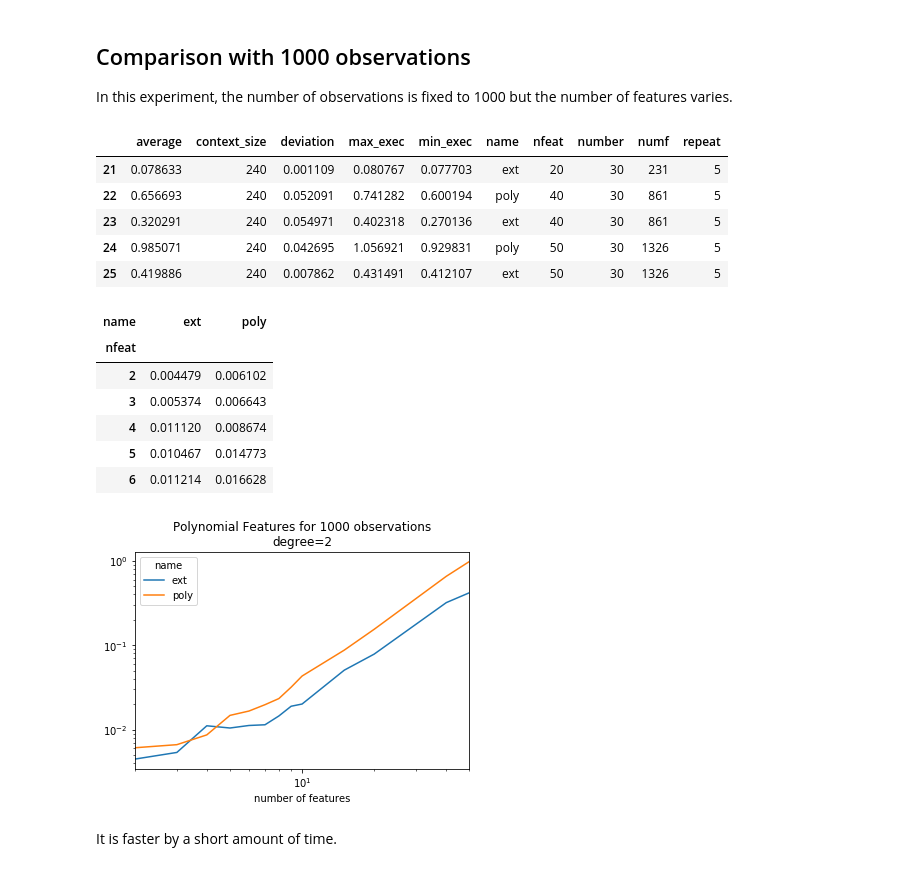
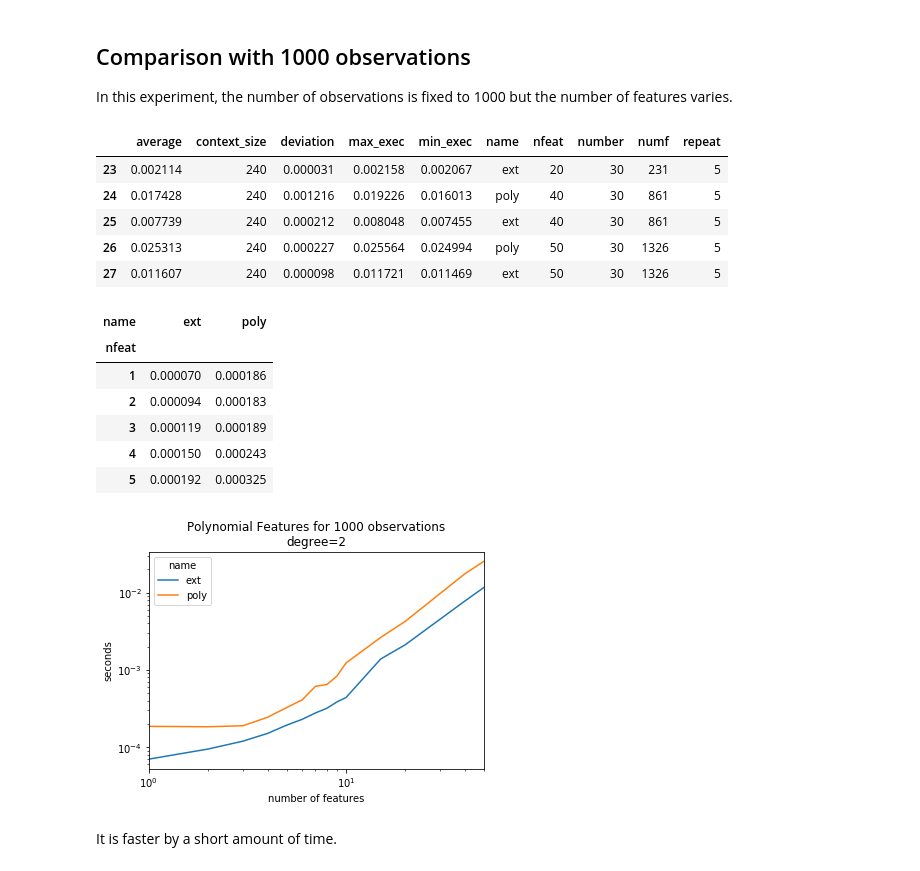
Before and after one commit to sdpython/mlinsights, a Jupyter notebook: _doc/notebooks/sklearn/faster_polynomial_features.ipynb, the cells around one changed output. Cells and saved outputs as stored; diff of their text form; code cells hidden in the pictures.

```diff
--- a/_doc/notebooks/sklearn/faster_polynomial_features.ipynb
+++ b/_doc/notebooks/sklearn/faster_polynomial_features.ipynb
@@ -76,16 +76,27 @@ ext.get_feature_names()
 from cpyquickhelper.numbers import measure_time
 # %%
 res = []
-for n in [10, 20, 50, 100, 200, 500, 1000, 2000, 5000, 10000, 20000, 50000, 100000, 200000]:
+for n in [1, 2, 5, 10, 20, 50, 100, 200, 500, 1000, 2000,
+          5000, 10000, 20000, 50000, 100000, 200000]:
     X = numpy.random.random((n, 5))
-    r1 = measure_time("poly.fit_transform(X)", context=dict(X=X, poly=poly), repeat=2, number=30)
-    r2 = measure_time("ext.fit_transform(X)", context=dict(X=X, ext=ext), repeat=2, number=30)
+    poly.fit(X)
+    ext.fit(X)
+    r1 = measure_time("poly.transform(X)", context=dict(X=X, poly=poly), repeat=5, number=10, div_by_number=True)
+    r2 = measure_time("ext.transform(X)", context=dict(X=X, ext=ext), repeat=5, number=10, div_by_number=True)
+    r3 = measure_time("poly.fit_transform(X)", context=dict(X=X, poly=poly), repeat=5, number=10, div_by_number=True)
+    r4 = measure_time("ext.fit_transform(X)", context=dict(X=X, ext=ext), repeat=5, number=10, div_by_number=True)
     r1["name"] = "poly"
     r2["name"] = "ext"
+    r3["name"] = "poly+fit"
+    r4["name"] = "ext+fit"
     r1["size"] = n
     r2["size"] = n
+    r3["size"] = n
+    r4["size"] = n
     res.append(r1)
     res.append(r2)
+    res.append(r3)
+    res.append(r4)
 
 import pandas
 df = pandas.DataFrame(res)
@@ -123,48 +134,51 @@ The gain is mostly visible for small dimensions.
 In this experiment, the number of observations is fixed to 1000 but the number of features varies.
 # %%
 res = []
-for n in [2, 3, 4, 5, 6, 7, 8, 9, 10, 15, 20, 40, 50]:
+for n in [1, 2, 3, 4, 5, 6, 7, 8, 9, 10, 15, 20, 40, 50]:
     X = numpy.random.random((1000, n))
-    r1 = measure_time("poly.fit_transform(X)", context=dict(X=X, poly=poly), repeat=5, number=30)
-    r2 = measure_time("ext.fit_transform(X)", context=dict(X=X, ext=ext), repeat=5, number=30)
+    poly.fit(X)
+    ext.fit(X)
+    r1 = measure_time("poly.transform(X)", context=dict(X=X, poly=poly), repeat=5, number=30, div_by_number=True)
+    r2 = measure_time("ext.transform(X)", context=dict(X=X, ext=ext), repeat=5, number=30, div_by_number=True)
     r1["name"] = "poly"
     r2["name"] = "ext"
     r1["nfeat"] = n
     r2["nfeat"] = n
     x1 = poly.transform(X)
     x2 = ext.transform(X)
     r1["numf"] = x1.shape[1]
     r2["numf"] = x2.shape[1]
     res.append(r1)
     res.append(r2)
 
 import pandas
 df = pandas.DataFrame(res)
 df.tail()
 # %% [output]
 |  | average | context_size | deviation | max_exec | min_exec | name | nfeat | number | numf | repeat |
-| 21 | 0.078633 | 240 | 0.001109 | 0.080767 | 0.077703 | ext | 20 | 30 | 231 | 5 |
-| 22 | 0.656693 | 240 | 0.052091 | 0.741282 | 0.600194 | poly | 40 | 30 | 861 | 5 |
-| 23 | 0.320291 | 240 | 0.054971 | 0.402318 | 0.270136 | ext | 40 | 30 | 861 | 5 |
-| 24 | 0.985071 | 240 | 0.042695 | 1.056921 | 0.929831 | poly | 50 | 30 | 1326 | 5 |
-| 25 | 0.419886 | 240 | 0.007862 | 0.431491 | 0.412107 | ext | 50 | 30 | 1326 | 5 |
+| 23 | 0.002114 | 240 | 0.000031 | 0.002158 | 0.002067 | ext | 20 | 30 | 231 | 5 |
+| 24 | 0.017428 | 240 | 0.001216 | 0.019226 | 0.016013 | poly | 40 | 30 | 861 | 5 |
+| 25 | 0.007739 | 240 | 0.000212 | 0.008048 | 0.007455 | ext | 40 | 30 | 861 | 5 |
+| 26 | 0.025313 | 240 | 0.000227 | 0.025564 | 0.024994 | poly | 50 | 30 | 1326 | 5 |
+| 27 | 0.011607 | 240 | 0.000098 | 0.011721 | 0.011469 | ext | 50 | 30 | 1326 | 5 |
 # %%
 piv = df.pivot("nfeat", "name", "average")
 piv[:5]
 # %% [output]
 | name | ext | poly |
 | nfeat |  |  |
-| 2 | 0.004479 | 0.006102 |
-| 3 | 0.005374 | 0.006643 |
-| 4 | 0.011120 | 0.008674 |
-| 5 | 0.010467 | 0.014773 |
-| 6 | 0.011214 | 0.016628 |
+| 1 | 0.000070 | 0.000186 |
+| 2 | 0.000094 | 0.000183 |
+| 3 | 0.000119 | 0.000189 |
+| 4 | 0.000150 | 0.000243 |
+| 5 | 0.000192 | 0.000325 |
 # %%
 ax = piv.plot(logy=True, logx=True)
 ax.set_title("Polynomial Features for 1000 observations\ndegree=2")
+ax.set_ylabel("seconds")
 ax.set_xlabel("number of features");
 # %% [output]
-[figure, old version]
+[figure, new version]
 # %% [markdown]
 It is faster by a short amount of time.
 # %% [markdown]
```
Also changed, not shown: parts of 21 cells of this notebook, 1 other file.
